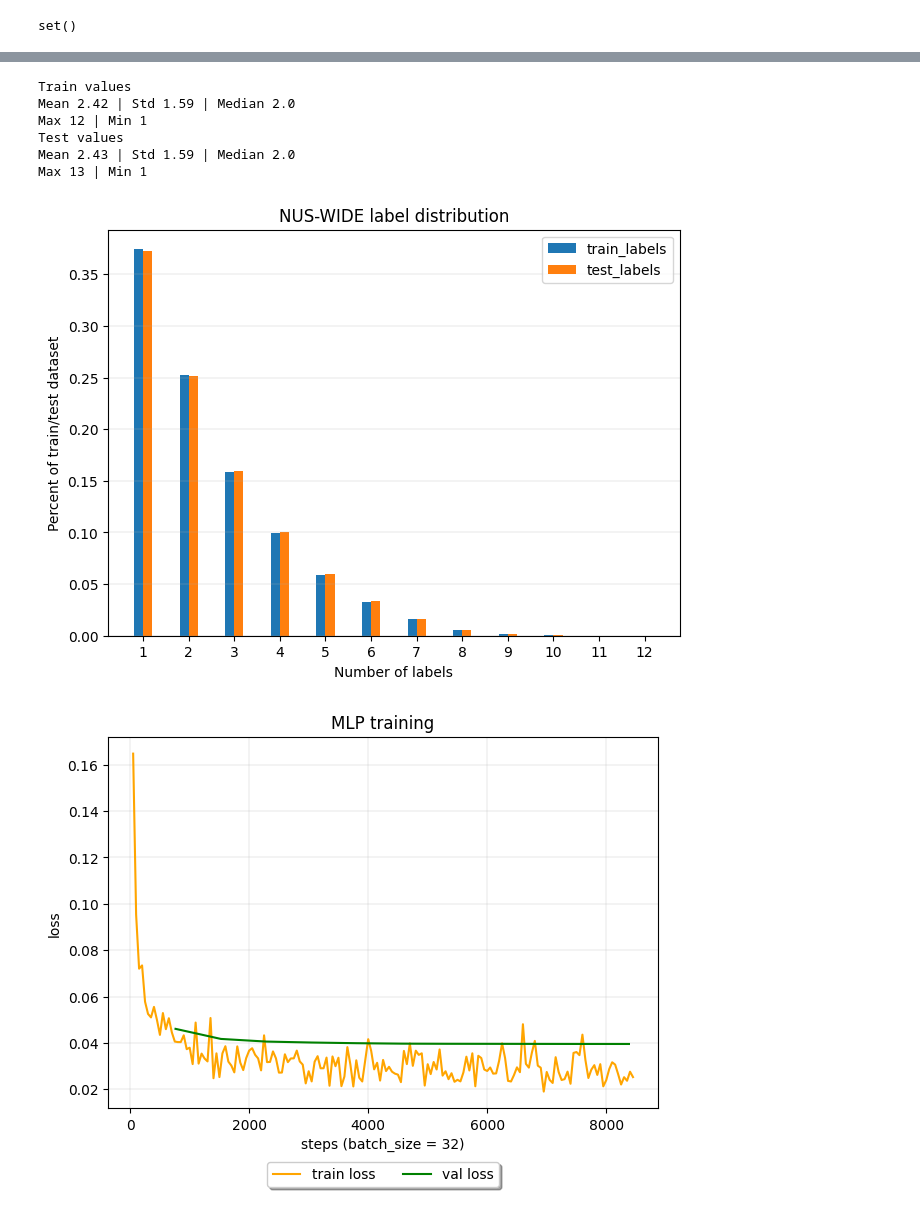
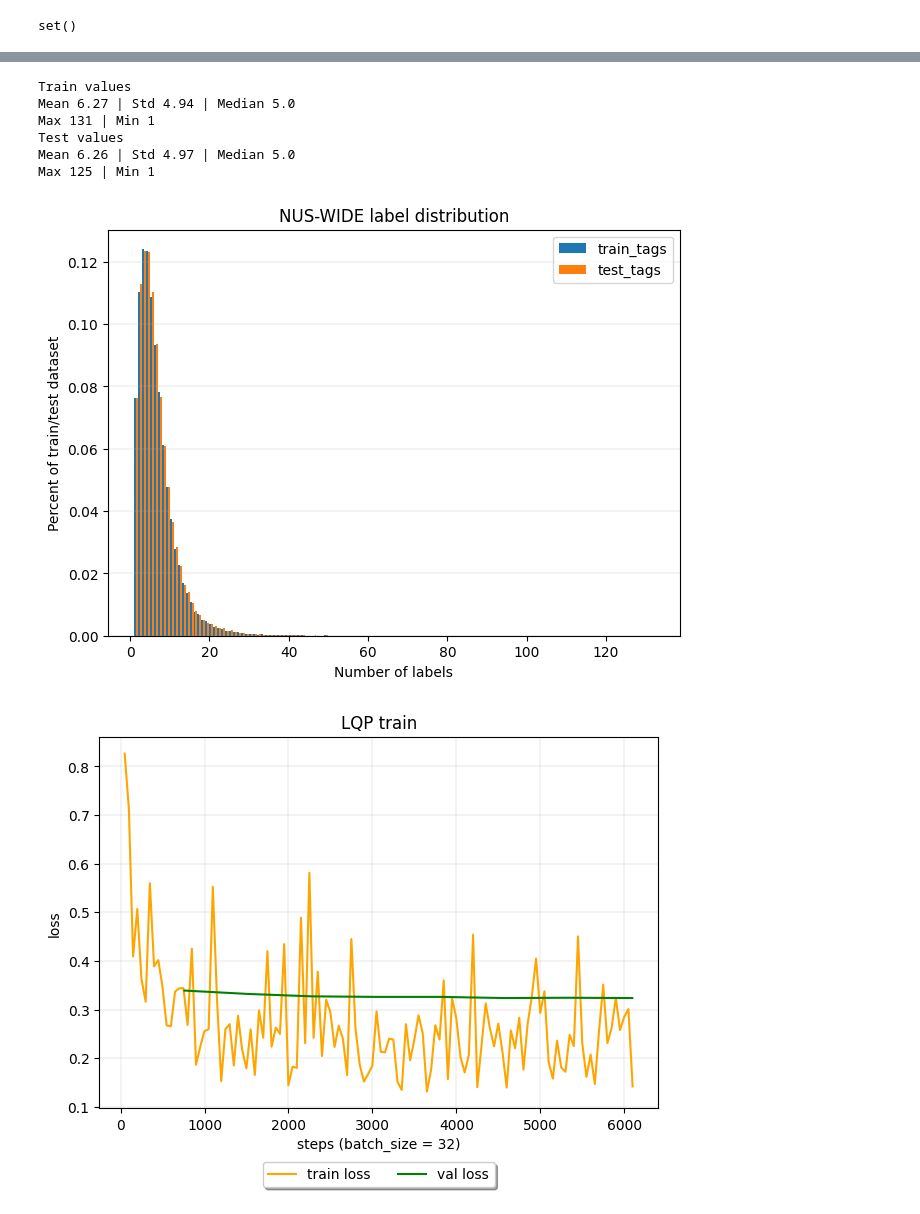
Before and after one commit to skorodenko/wallpaper_tagging, a Jupyter notebook: eda.ipynb, the cells around one changed output, grey strips where cells are left out. Saved outputs shown, nothing was run; the diff lists cells and outputs as text; code cells hidden in the pictures.

```diff
--- a/eda.ipynb
+++ b/eda.ipynb
@@ -45,10 +45,10 @@ train = pl.read_ndjson(train_path)
 test = pl.read_ndjson(test_path)
 
 train = train.with_columns(
-    pl.col("labels").list.len().alias("n_train"),
+    pl.col("tags").list.len().alias("n_train"),
 )
 test = test.with_columns(
-    pl.col("labels").list.len().alias("n_test"),
+    pl.col("tags").list.len().alias("n_test"),
 )
 
 train_label_counts = train.select(
@@ -69,50 +69,64 @@ test_median = test["n_test"].median()
 test_std = test["n_test"].std()
 test_maximum = test["n_test"].max()
 test_minimum = test["n_test"].min()
 
 train_count = 121962
 test_count = 81636
 
 x = train_label_counts["n_train"]
-width = 0.2
+y = train_label_counts.join(
+    test_label_counts,
+    left_on = "n_train",
+    right_on = "n_test",
+    how = "left",
+)
+
+y = y.fill_null(0)
+
+y = y.with_columns(
+    pl.col("count") / train_count,
+    pl.col("count_right") / test_count,
+)
+
+distribution = {
+    "train_tags": y["count"],
+    "test_tags": y["count_right"],
+}
+
+width = 0.5
 multiplier = 0
 
-distribution = {
-    "train_labels": train_label_counts["count"] / train_count,
-    "test_labels": test_label_counts["count"] / test_count,
-}
-
 fig, ax = plt.subplots(layout="constrained")
-ax.set_xticks(x + width, x)
+#ax.set_xticks(x + width, x)
 ax.set_ylabel("Percent of train/test dataset")
 ax.set_xlabel("Number of labels")
 
-for attribute, measurement in distribution.items():
+for x1,x2 in distribution.items():
     offset = width * multiplier
-    rects = ax.bar(x + offset, measurement, width, label=attribute, align="edge")
+    rects = ax.bar(x + offset, x2, width, label=x1, align="edge")
     multiplier += 1
 
 print("Train values")
 print(f"Mean {train_mean:.2f} | Std {train_std:.2f} | Median {train_median}")
 print(f"Max {train_maximum} | Min {train_minimum}")
 print("Test values")
 print(f"Mean {test_mean:.2f} | Std {test_std:.2f} | Median {test_median}")
 print(f"Max {test_maximum} | Min {test_minimum}")
 plt.grid(axis="y", linewidth=0.2)
 plt.title("NUS-WIDE label distribution")
 plt.legend()
 plt.show()
 # %% [output]
 Train values
-Mean 2.42 | Std 1.59 | Median 2.0
-Max 12 | Min 1
+Mean 6.27 | Std 4.94 | Median 5.0
+Max 131 | Min 1
 Test values
-Mean 2.43 | Std 1.59 | Median 2.0
-Max 13 | Min 1
+Mean 6.26 | Std 4.97 | Median 5.0
+Max 125 | Min 1
-[figure, old version]
+[figure, new version]
 # %%
 root = Path("./assets/trained_models")
-model_root = "lp.train"
+model_root = "lqp.train"
 train_progress_path = root / model_root / "metrics.csv"
 
 prog = pl.read_csv(train_progress_path)
@@ -142,15 +156,15 @@ ax1.plot(val_loss["step"], val_loss["val_loss"], color="green", label="val loss"
 ax1.legend(loc="upper center", bbox_to_anchor=(0.5, -0.125), fancybox=True, shadow=True, ncol=5)
 
 #ax2 = ax1.twinx()  # instantiate a second axes that shares the same x-axis
-
+#
 #color = "tab:blue"
 #ax2.set_ylabel("H_F1", color=color)  # we already handled the x-label with ax1
 #ax2.plot(hf1_score["step"], hf1_score["H_F1"], color=color, label="H_F1 score")
 #ax2.tick_params(axis="y", labelcolor=color)
 
 fig.tight_layout()  # otherwise the right y-label is slightly clipped
-plt.title("MLP training")
+plt.title("LQP train")
 plt.grid(linewidth=0.2)
 plt.show()
 # %% [output]
-[figure, old version]
+[figure, new version]
```
Also changed, not shown: 36 other files.
